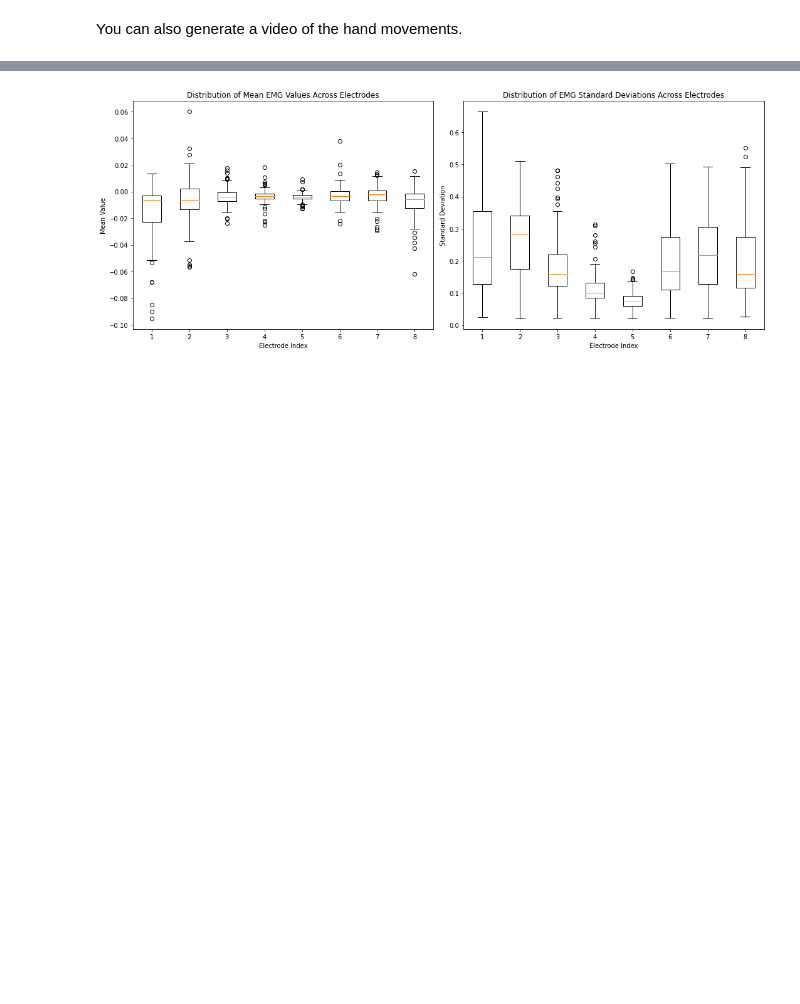
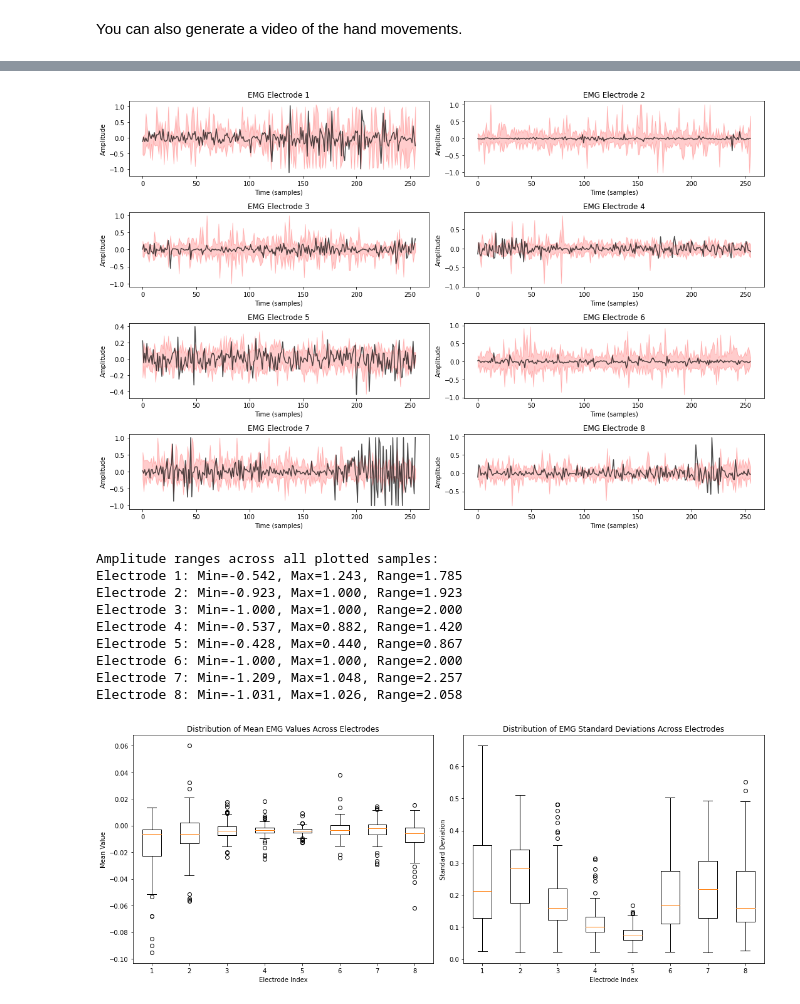
Before and after one commit to BelleJohn/BCI_ALVI_challenge, a Jupyter notebook: tutorials/01_load_dataset.ipynb, the cells around one changed output, grey strips where cells are left out. Cells and saved outputs as stored; diff of their text form; code cells hidden in the pictures; blank space fills up the shorter version.

Commit message:
Finished data analysis part.

```diff
--- a/tutorials/01_load_dataset.ipynb
+++ b/tutorials/01_load_dataset.ipynb
@@ -137,3 +195,74 @@ Max: [0.8039216  1.         0.8509804  0.5137255  0.31764707 1.
+# %%
+# Plot overlapping EMG signals from multiple samples for each electrode
+# with amplitude range visualization
+import matplotlib.pyplot as plt
+import numpy as np
+
+# Define number of samples to overlay
+n_samples_to_plot = 20  # Adjust based on visibility needs
+sample_indices = np.random.randint(0, len(train_dataset), n_samples_to_plot)
+
+# Create a figure to hold all subplots
+plt.figure(figsize=(15, 10))
+
+# For each electrode, collect min/max values and plot
+for electrode_idx in range(8):  # 8 electrodes
+    plt.subplot(4, 2, electrode_idx+1)
+
+    # Initialize arrays to store min and max values at each time point
+    time_points = 1000
+    min_vals = np.ones(time_points) * float('inf')
+    max_vals = np.ones(time_points) * float('-inf')
+
+    # Plot multiple samples with transparency and collect min/max
+    for sample_idx in sample_indices:
+        X_sample, _ = train_dataset[sample_idx]
+        # Use only first 1000 points for clarity
+        tp = min(time_points, X_sample.shape[1])
+        signal_data = X_sample[electrode_idx, :tp]
+
+        # Update min and max arrays
+        min_vals[:tp] = np.minimum(min_vals[:tp], signal_data)
+        max_vals[:tp] = np.maximum(max_vals[:tp], signal_data)
+
+    # Add the reference sample with a thicker line
+    X_reference, _ = train_dataset[0]
+    ref_data = X_reference[electrode_idx, :min(time_points, X_reference.shape[1])]
+    plt.plot(ref_data, color='black', alpha=0.7, linewidth=1.5)
+
+    # Add the amplitude range as a red transparent area
+    time_axis = np.arange(time_points)
+    plt.fill_between(time_axis, min_vals, max_vals, color='red', alpha=0.2)
+
+    plt.title(f"EMG Electrode {electrode_idx+1}")
+    plt.xlabel("Time (samples)")
+    plt.ylabel("Amplitude")
+
+plt.tight_layout()
+plt.show()
+
+# Display statistical range for each electrode
+print("Amplitude ranges across all plotted samples:")
+for electrode_idx in range(8):
+    min_vals = []
+    max_vals = []
+    for sample_idx in sample_indices:
+        X_sample, _ = train_dataset[sample_idx]
+        min_vals.append(X_sample[electrode_idx, :1000].min())
+        max_vals.append(X_sample[electrode_idx, :1000].max())
+
+    print(f"Electrode {electrode_idx+1}: Min={min(min_vals):.3f}, Max={max(max_vals):.3f}, Range={max(max_vals)-min(min_vals):.3f}")
+# %% [output]
+[figure, added]
+Amplitude ranges across all plotted samples:
+Electrode 1: Min=-0.542, Max=1.243, Range=1.785
+Electrode 2: Min=-0.923, Max=1.000, Range=1.923
+Electrode 3: Min=-1.000, Max=1.000, Range=2.000
+Electrode 4: Min=-0.537, Max=0.882, Range=1.420
+Electrode 5: Min=-0.428, Max=0.440, Range=0.867
+Electrode 6: Min=-1.000, Max=1.000, Range=2.000
+Electrode 7: Min=-1.209, Max=1.048, Range=2.257
+Electrode 8: Min=-1.031, Max=1.026, Range=2.058
 # %%
 import numpy as np
 
```
Also changed, not shown: parts of 3 cells of this notebook, 1 other file.
